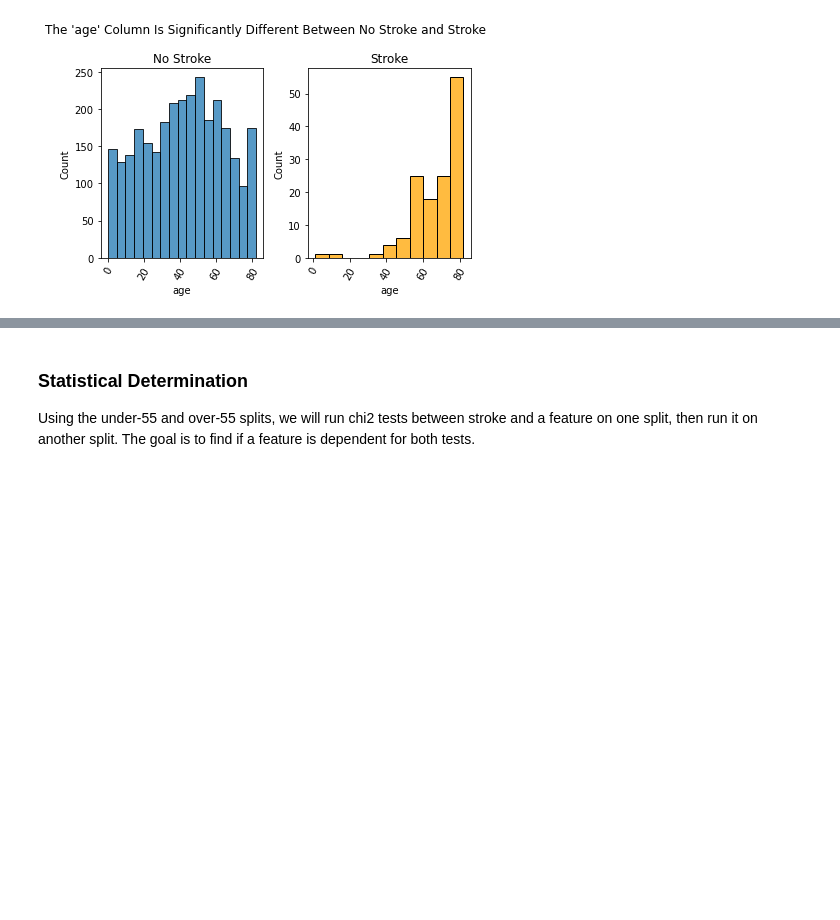
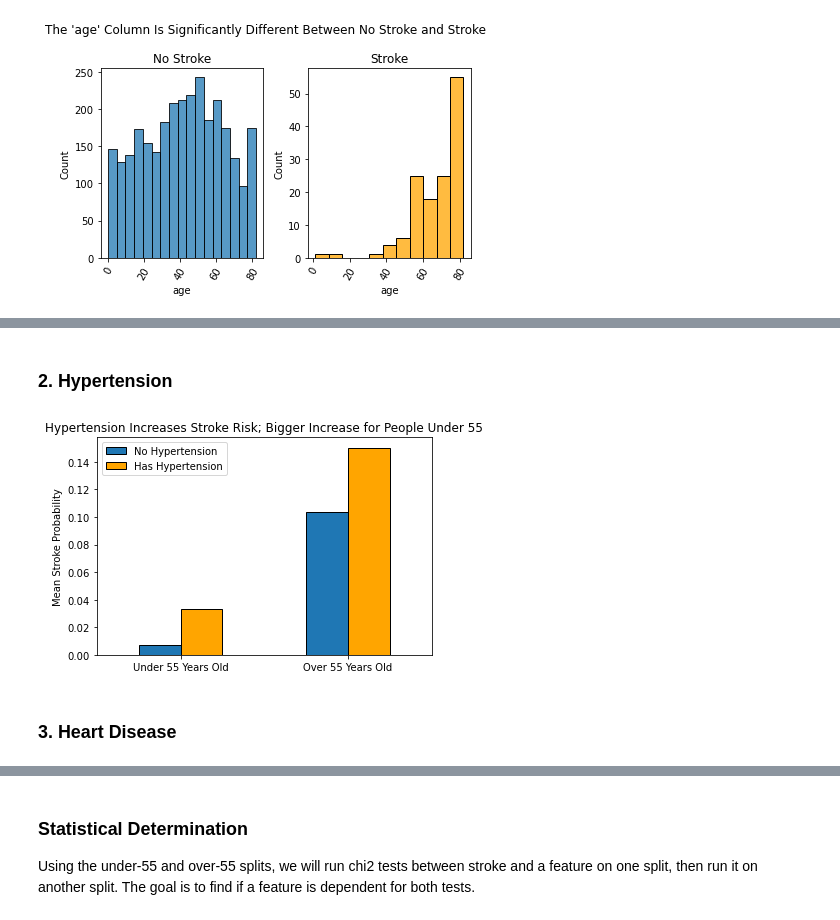
Before and after one commit to stroke-predictors/germain-capstone-stoke-prediction, a Jupyter notebook: final_notebook.ipynb, the cells around one changed output, grey strips where cells are left out. Drawn from its saved outputs; the diff is of its cells as text; code cells hidden in the pictures; blank space fills up the shorter version.

```diff
--- a/final_notebook.ipynb
+++ b/final_notebook.ipynb
@@ -430,0 +442,22 @@ for col in train.drop(columns='smoking_status').columns[7:]:
+# %% [markdown]
+### 2. Hypertension
+# %%
+# Over, Under 55 Years Old: Hypertension and Stroke
+stroke_has_hypertension = train.groupby(['is_senior','has_hypertension']).stroke.mean().unstack()
+stroke_has_hypertension.rename(columns={"False": "No Hypertension",
+                                        "True": "Has Hypertension"},
+                               index = {"False": "Under 55 Years Old",
+                                        "True": "Over 55 Years Old"},
+                               inplace=True)
+# %%
+stroke_has_hypertension.plot.bar(rot=0, color=['#1f77b4','orange'], ec='black')
+plt.title("Hypertension Increases Stroke Risk; Bigger Increase for People Under 55")
+plt.xlabel('')
+plt.ylabel('Mean Stroke Probability')
+plt.legend()
+
+plt.show()
+# %% [output]
+[figure, added]
+# %% [markdown]
+### 3. Heart Disease
```
Also changed, not shown: parts of 39 cells of this notebook.
